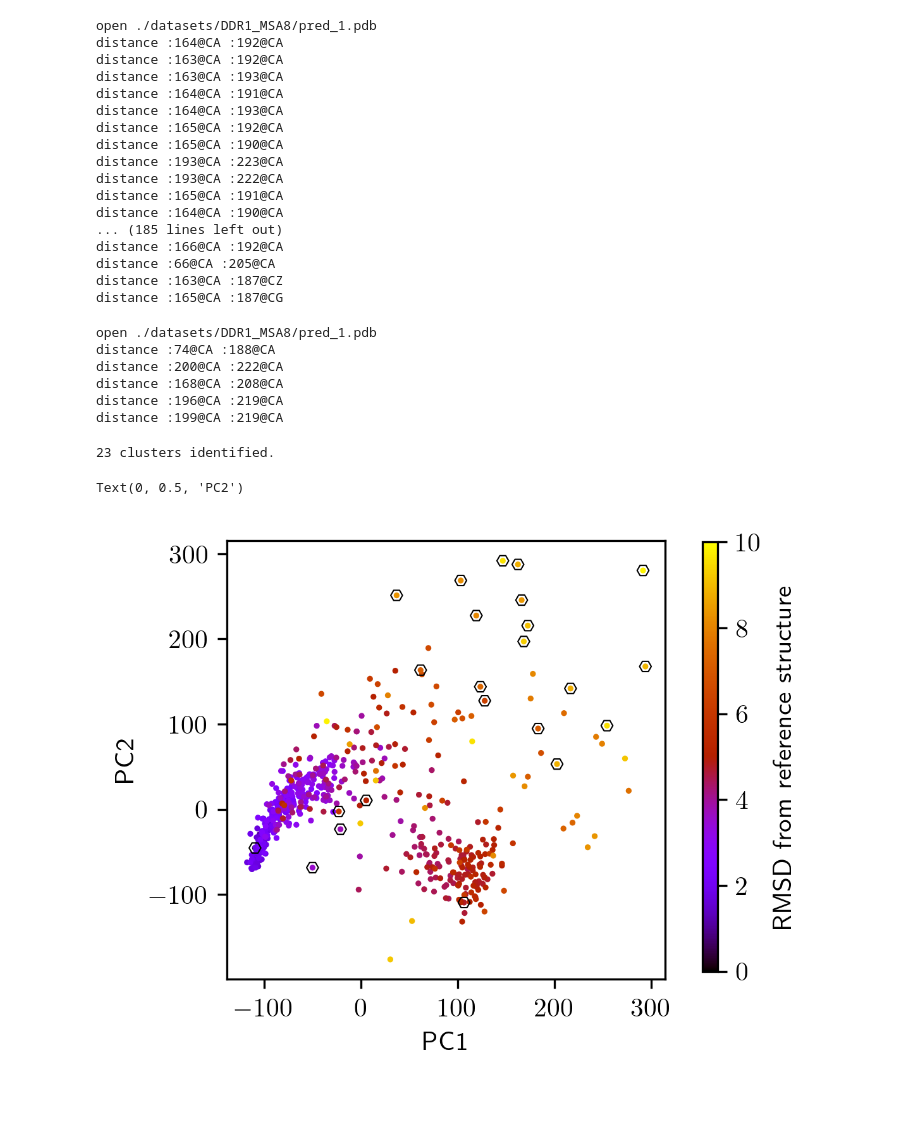
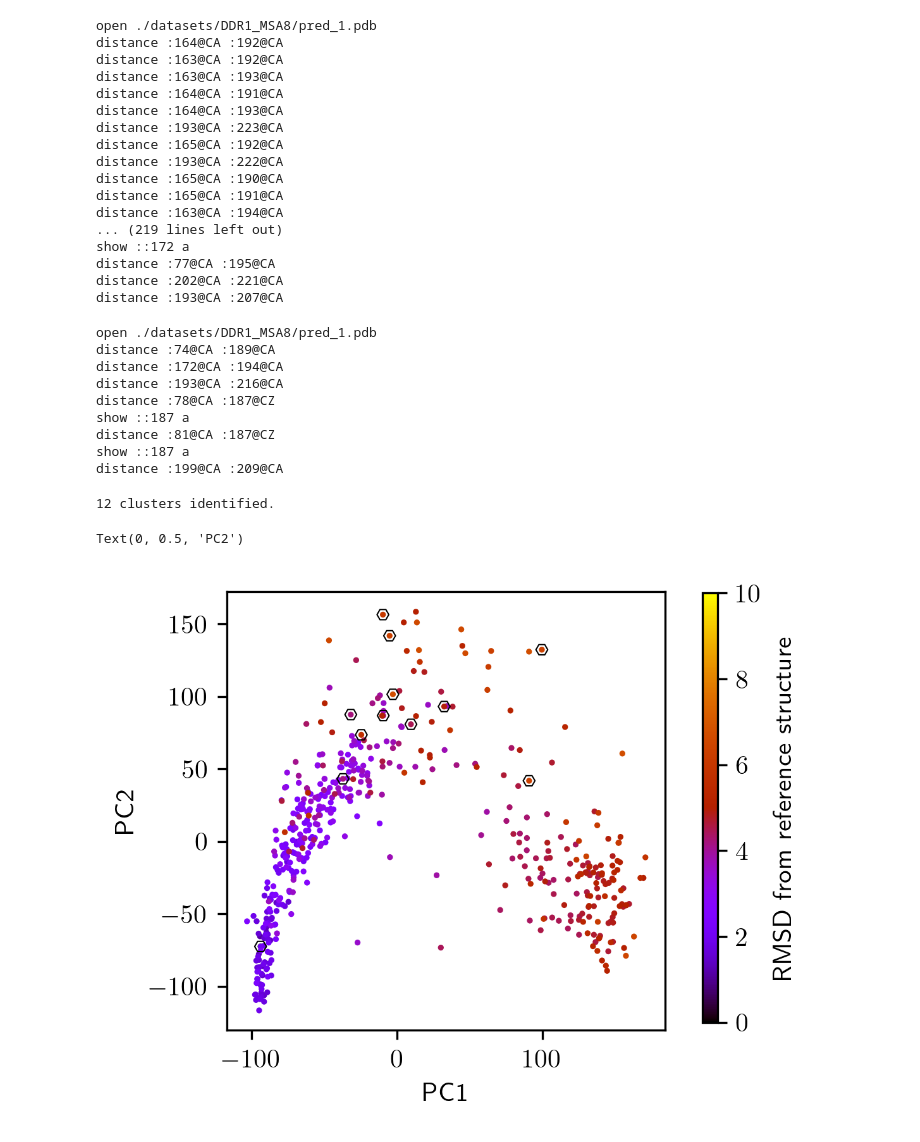
Before and after one commit to tiwarylab/af2rave, a Jupyter notebook: feature.ipynb, the cells around one changed output. Cells and saved outputs as stored; diff of their text form; code cells hidden in the pictures; blank space fills up the shorter version.

```diff
--- a/feature.ipynb
+++ b/feature.ipynb
@@ -21,11 +33,13 @@ rMSA = af2rave.features.rMSAAnalysis(pdb_files, ref_pdb)
 # %%
-rmsd = rMSA.drop_unphysical_structures(selection="name CA", rmsd_cutoff=10)
+rmsd_cutoff = 7 # Angstrom
+
+rmsd = rMSA.drop_unphysical_structures(selection="name CA", rmsd_cutoff=rmsd_cutoff)
 
 fig, ax = plt.subplots(figsize=(3, 2), tight_layout=True)
 _ = ax.hist(rmsd, bins=40, label=f"Total={rmsd.shape[0]}")
 ax.set_xlabel("C$^\\alpha$ RMSD ($\mathrm \AA$)")
 ax.set_ylabel("Frequency")
-# ax.set_xlim(0, 10)
+ax.set_xlim()
 ax.legend()
 # %% [output]
 <matplotlib.legend.Legend at 0x...>
@@ -33,6 +55,4 @@ ax.legend()
 # %%
-fig, ax = plt.subplots(figsize=(3, 2), tight_layout=True)
-
 n_features = 200
 atom_set = ["resid 52 to 81 and name CA",
             "resid 162 to 224 and name CA",
@@ -45,9 +65,11 @@ atom_set = ["resid 52 to 81 and name CA",
             ]
 
 selection = " or ".join([f"({atom})" for atom in atom_set])
-feature, atom_pairs, cv = rMSA.rank_features(selection=selection)
+feature, names, cv = rMSA.rank_features(selection=selection)
 
-counts, _, _ = ax.hist(cv, bins=100, label=f"{len(atom_pairs)}-dim", density=True)
+fig, ax = plt.subplots(figsize=(3, 2), tight_layout=True)
+
+counts, _, _ = ax.hist(cv, bins=100, label=f"{len(names)}-dim", density=True)
 cv_cutoff = cv[n_features]
 ax.vlines(cv_cutoff, 0, np.max(counts)*0.6, color="red", linestyle="--", linewidth=1, label=f"Cutoff={cv_cutoff:.3f}")
 
@@ -62,6 +85,5 @@ ax.legend()
 # %%
-print(rMSA.get_chimera_plotscript(atom_pairs[:n_features]))
-#print(atom_pairs[:n_features])
+print(rMSA.get_chimera_plotscript(names[:n_features]))
 # %% [output]
 open ./datasets/DDR1_MSA8/pred_1.pdb
 distance :164@CA :192@CA
@@ -69,69 +91,72 @@ distance :163@CA :192@CA
 distance :163@CA :193@CA
 distance :164@CA :191@CA
 distance :164@CA :193@CA
+distance :193@CA :223@CA
 distance :165@CA :192@CA
+distance :193@CA :222@CA
 distance :165@CA :190@CA
-distance :193@CA :223@CA
-distance :193@CA :222@CA
 distance :165@CA :191@CA
-distance :164@CA :190@CA
-... (185 lines left out)
-distance :166@CA :192@CA
-distance :66@CA :205@CA
-distance :163@CA :187@CZ
-distance :165@CA :187@CG
+distance :163@CA :194@CA
+... (219 lines left out)
+show ::172 a
+distance :77@CA :195@CA
+distance :202@CA :221@CA
+distance :193@CA :207@CA
 # %%
-reduced_atom_pairs = rMSA.reduce_features(atom_pairs[:n_features], 20, bins=50, kde_bandwidth=0.02)
+reduced_atom_pairs = rMSA.reduce_features(names[:n_features], 20, bins=50, kde_bandwidth=0.02)
 print(rMSA.get_chimera_plotscript(reduced_atom_pairs))
 # %% [output]
 open ./datasets/DDR1_MSA8/pred_1.pdb
-distance :74@CA :188@CA
-distance :200@CA :222@CA
-distance :168@CA :208@CA
-distance :196@CA :219@CA
-distance :199@CA :219@CA
+distance :74@CA :189@CA
+distance :172@CA :194@CA
+distance :193@CA :216@CA
+distance :78@CA :187@CZ
+show ::187 a
+distance :81@CA :187@CZ
+show ::187 a
+distance :199@CA :209@CA
 # %%
 from sklearn.decomposition import PCA
 
 # Configuations for PCA
 pca = PCA(n_components=30)
-pca_result = pca.fit_transform(feature)
+pca_result = pca.fit_transform(rMSA.feature_array)
 # %%
-center_list, center_id = rMSA.regular_space_clustering(atom_pairs[:n_features], 5.0, max_centers=100, batch_size=100, randomseed=0)
+center_list, center_id = rMSA.regular_space_clustering(names[:n_features], 5.0, max_centers=100, batch_size=100, randomseed=0)
 print(f"{center_list.shape[0]} clusters identified.")
 
 # Plotting
 fig, ax = plt.subplots(figsize=(4,3), dpi=300)
 ax.set_box_aspect(1)
 
 scatter_kwargs = {"s": 5,
                   "c": rmsd,
                   "cmap": "gnuplot",
                   "norm": "linear",
                   "edgecolors": "none",
                   "vmin": 0.0,
                   "vmax": 10.0}
 
 cbar = ax.scatter(pca_result[:,0], pca_result[:,1], **scatter_kwargs)
 cb_ax = fig.add_axes([.85,.124,.02,.754])
 fig.colorbar(cbar, orientation='vertical', cax=cb_ax)
 cb_ax.set_ylabel("RMSD from reference structure", loc="center")
 
 # cluster center in PC space
-pca_cc = pca.transform(feature[center_id])
+pca_cc = pca.transform(rMSA.feature_array[center_id])
 
 cc_kwargs = {"s": 20,
              "edgecolor": "black",
              "marker": "H",
              "facecolor": "None",
              "linewidth": 0.5}
 ax.scatter(pca_cc[:,0], pca_cc[:,1], **cc_kwargs)
 ax.set_xlabel("PC1")
 ax.set_ylabel("PC2")
 # %% [output]
-23 clusters identified.
+12 clusters identified.
 Text(0, 0.5, 'PC2')
-[figure, old version]
+[figure, new version]
 # %%
 tag_dfg_phe_cz = rMSA.traj.top.select("resid 186 and name CZ")[0]
 tag_ac_glu4_ca = rMSA.traj.top.select("resid 77 and name CA")[0]
```
Also changed, not shown: parts of 10 cells of this notebook, 2 other files.
